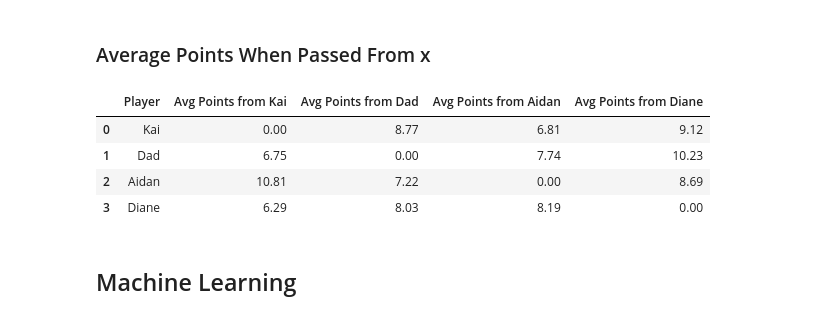
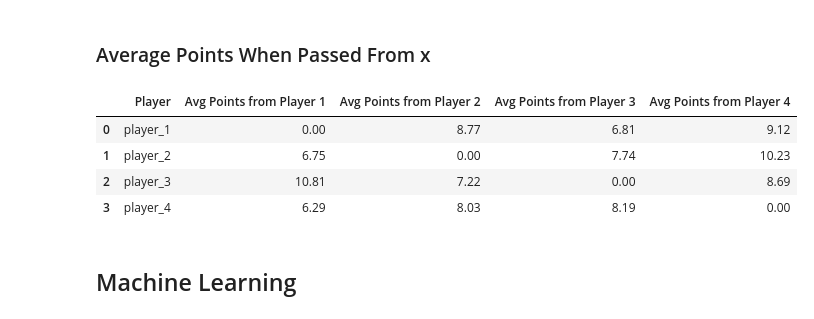
Before and after one commit to kmaurinjones/hearts_scores, a Jupyter notebook: hearts_scoring_analysis.ipynb, the cells around one changed output. Saved outputs shown, nothing was run; the diff lists cells and outputs as text; code cells hidden in the pictures.

```diff
--- a/hearts_scoring_analysis.ipynb
+++ b/hearts_scoring_analysis.ipynb
@@ -310,28 +310,28 @@ stats_df
 ### Average Points When Passed From x
 # %%
 passed_points_dict = {}
-points_from_kai = []
-points_from_dad = []
-points_from_aidan = []
-points_from_diane = []
+points_from_p1 = []
+points_from_p2 = []
+points_from_p3 = []
+points_from_p4 = []
 
 for player in player_list:
-    points_from_kai.append(scores.query(f'player == "player_1" & received_cards_from == "{player}"')['points_per_hand'].mean())
-    points_from_dad.append(scores.query(f'player == "player_2" & received_cards_from == "{player}"')['points_per_hand'].mean())
-    points_from_aidan.append(scores.query(f'player == "player_3" & received_cards_from == "{player}"')['points_per_hand'].mean())
-    points_from_diane.append(scores.query(f'player == "player_4" & received_cards_from == "{player}"')['points_per_hand'].mean())
+    points_from_p1.append(scores.query(f'player == "player_1" & received_cards_from == "{player}"')['points_per_hand'].mean())
+    points_from_p2.append(scores.query(f'player == "player_2" & received_cards_from == "{player}"')['points_per_hand'].mean())
+    points_from_p3.append(scores.query(f'player == "player_3" & received_cards_from == "{player}"')['points_per_hand'].mean())
+    points_from_p4.append(scores.query(f'player == "player_4" & received_cards_from == "{player}"')['points_per_hand'].mean())
 
-passed_points_dict['Player'] = ['Kai', 'Dad', 'Aidan', 'Diane']
-passed_points_dict['Avg Points from Kai'] = points_from_kai
-passed_points_dict['Avg Points from Dad'] = points_from_dad
-passed_points_dict['Avg Points from Aidan'] = points_from_aidan
-passed_points_dict['Avg Points from Diane'] = points_from_diane
+passed_points_dict['Player'] = player_list
+passed_points_dict['Avg Points from Player 1'] = points_from_p1
+passed_points_dict['Avg Points from Player 2'] = points_from_p2
+passed_points_dict['Avg Points from Player 3'] = points_from_p3
+passed_points_dict['Avg Points from Player 4'] = points_from_p4
 
 passed_points_df = pd.DataFrame(passed_points_dict).fillna(0)
 passed_points_df.round(2)
 # %% [output]
-|  | Player | Avg Points from Kai | Avg Points from Dad | Avg Points from Aidan | Avg Points from Diane |
-| 0 | Kai | 0.00 | 8.77 | 6.81 | 9.12 |
-| 1 | Dad | 6.75 | 0.00 | 7.74 | 10.23 |
-| 2 | Aidan | 10.81 | 7.22 | 0.00 | 8.69 |
-| 3 | Diane | 6.29 | 8.03 | 8.19 | 0.00 |
+|  | Player | Avg Points from Player 1 | Avg Points from Player 2 | Avg Points from Player 3 | Avg Points from Player 4 |
+| 0 | player_1 | 0.00 | 8.77 | 6.81 | 9.12 |
+| 1 | player_2 | 6.75 | 0.00 | 7.74 | 10.23 |
+| 2 | player_3 | 10.81 | 7.22 | 0.00 | 8.69 |
+| 3 | player_4 | 6.29 | 8.03 | 8.19 | 0.00 |
```
Also changed, not shown: parts of 16 cells of this notebook.
